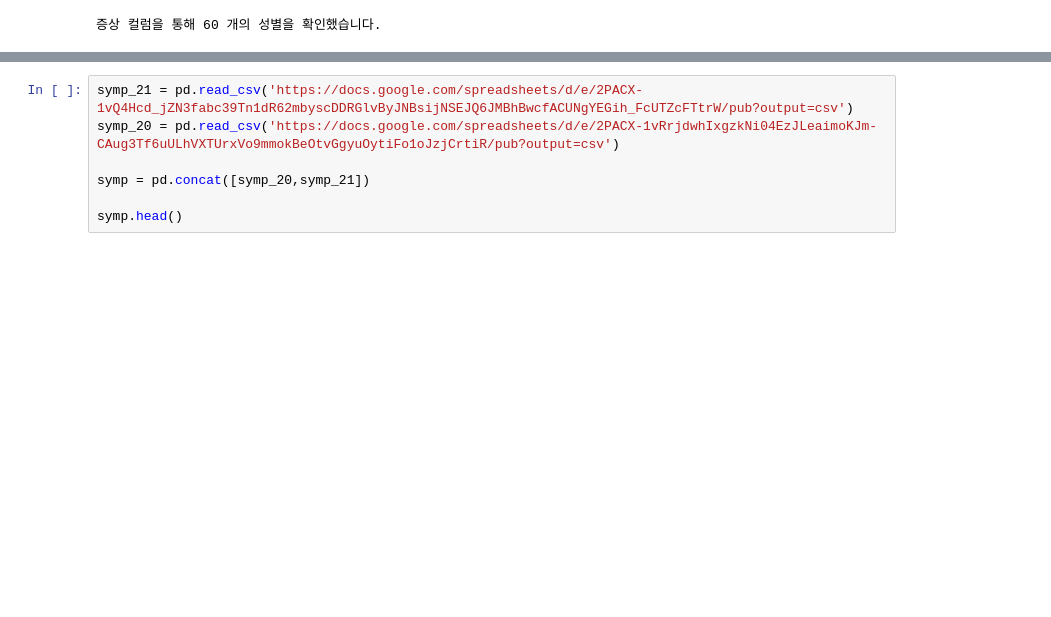
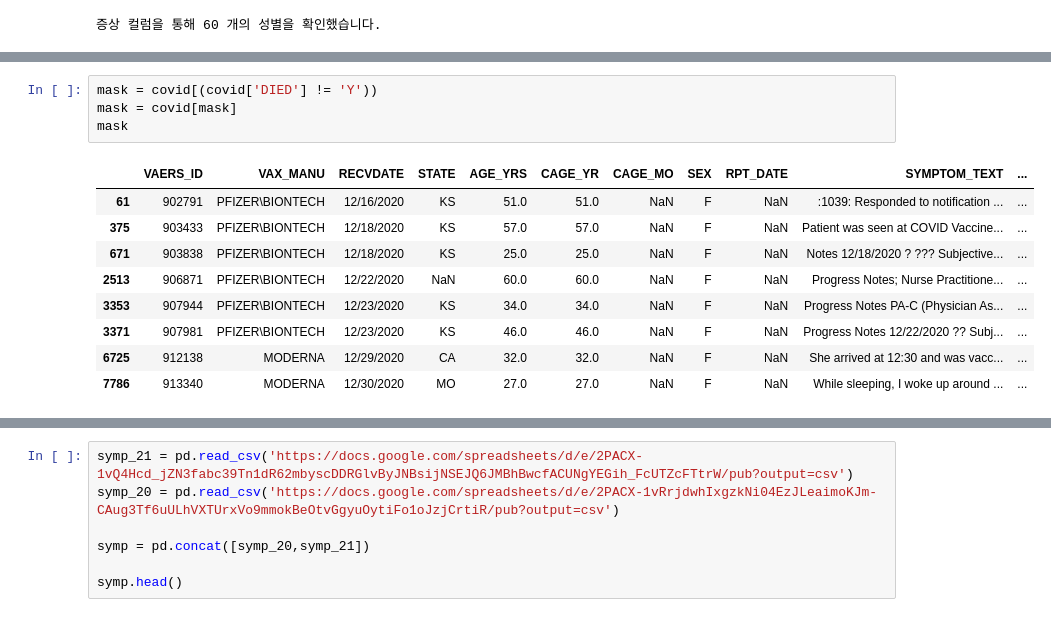
Before and after one commit to Gyeong-Hyeon/AI_Project, a Jupyter notebook: Section2/AI_01_염경현.ipynb, the cells around one changed output, grey strips where cells are left out. Cells and saved outputs as stored; diff of their text form; blank space fills up the shorter version.

```diff
--- a/Section2/AI_01_염경현.ipynb
+++ b/Section2/AI_01_염경현.ipynb
@@ -213,0 +308,14 @@ print('증상 컬럼을 통해',previous-current,'개의 성별을 확인했습
+# %%
+mask = covid[(covid['DIED'] != 'Y'))
+mask = covid[mask]
+mask
+# %% [output]
+|  | VAERS_ID | VAX_MANU | RECVDATE | STATE | AGE_YRS | CAGE_YR | CAGE_MO | SEX | RPT_DATE | SYMPTOM_TEXT | ... |
+| 61 | 902791 | PFIZER\BIONTECH | 12/16/2020 | KS | 51.0 | 51.0 | NaN | F | NaN | :1039: Responded to notification ... | ... |
+| 375 | 903433 | PFIZER\BIONTECH | 12/18/2020 | KS | 57.0 | 57.0 | NaN | F | NaN | Patient was seen at COVID Vaccine... | ... |
+| 671 | 903838 | PFIZER\BIONTECH | 12/18/2020 | KS | 25.0 | 25.0 | NaN | F | NaN | Notes 12/18/2020 ? ??? Subjective... | ... |
+| 2513 | 906871 | PFIZER\BIONTECH | 12/22/2020 | NaN | 60.0 | 60.0 | NaN | F | NaN | Progress Notes; Nurse Practitione... | ... |
+| 3353 | 907944 | PFIZER\BIONTECH | 12/23/2020 | KS | 34.0 | 34.0 | NaN | F | NaN | Progress Notes PA-C (Physician As... | ... |
+| 3371 | 907981 | PFIZER\BIONTECH | 12/23/2020 | KS | 46.0 | 46.0 | NaN | F | NaN | Progress Notes 12/22/2020 ?? Subj... | ... |
+| 6725 | 912138 | MODERNA | 12/29/2020 | CA | 32.0 | 32.0 | NaN | F | NaN | She arrived at 12:30 and was vacc... | ... |
+| 7786 | 913340 | MODERNA | 12/30/2020 | MO | 27.0 | 27.0 | NaN | F | NaN | While sleeping, I woke up around ... | ... |
```
Also changed, not shown: parts of 13 cells of this notebook.
